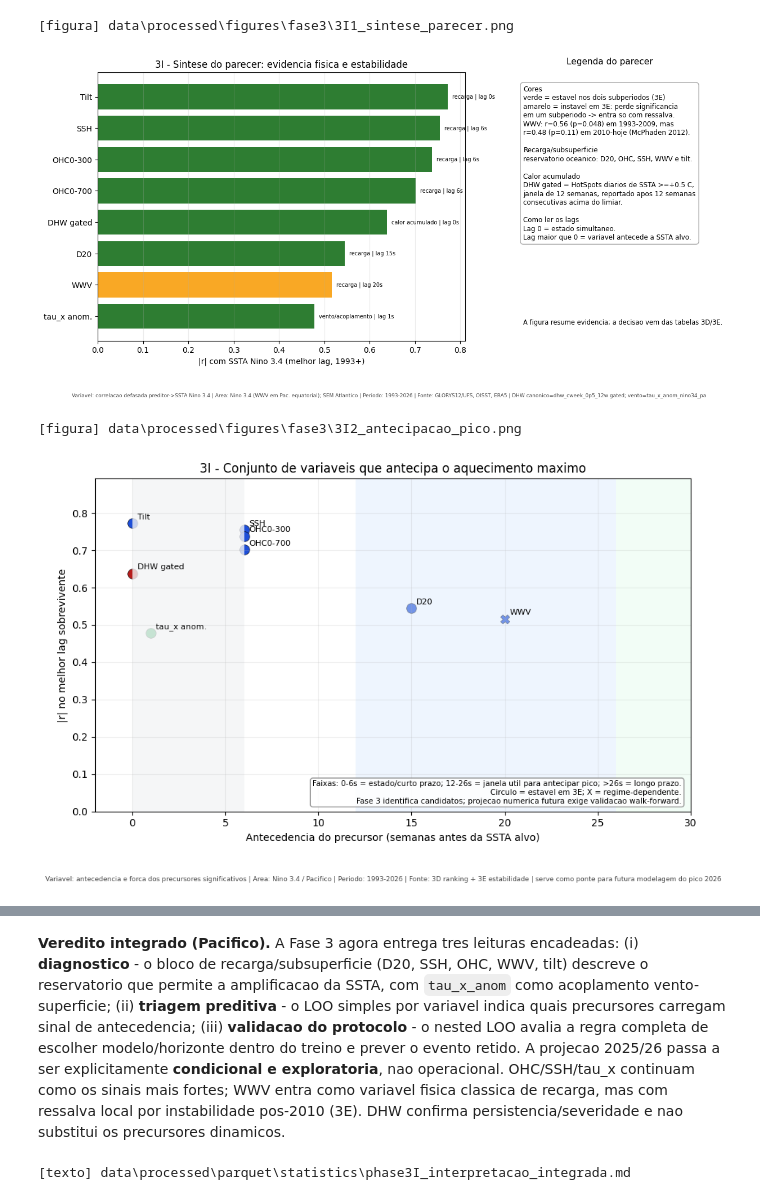
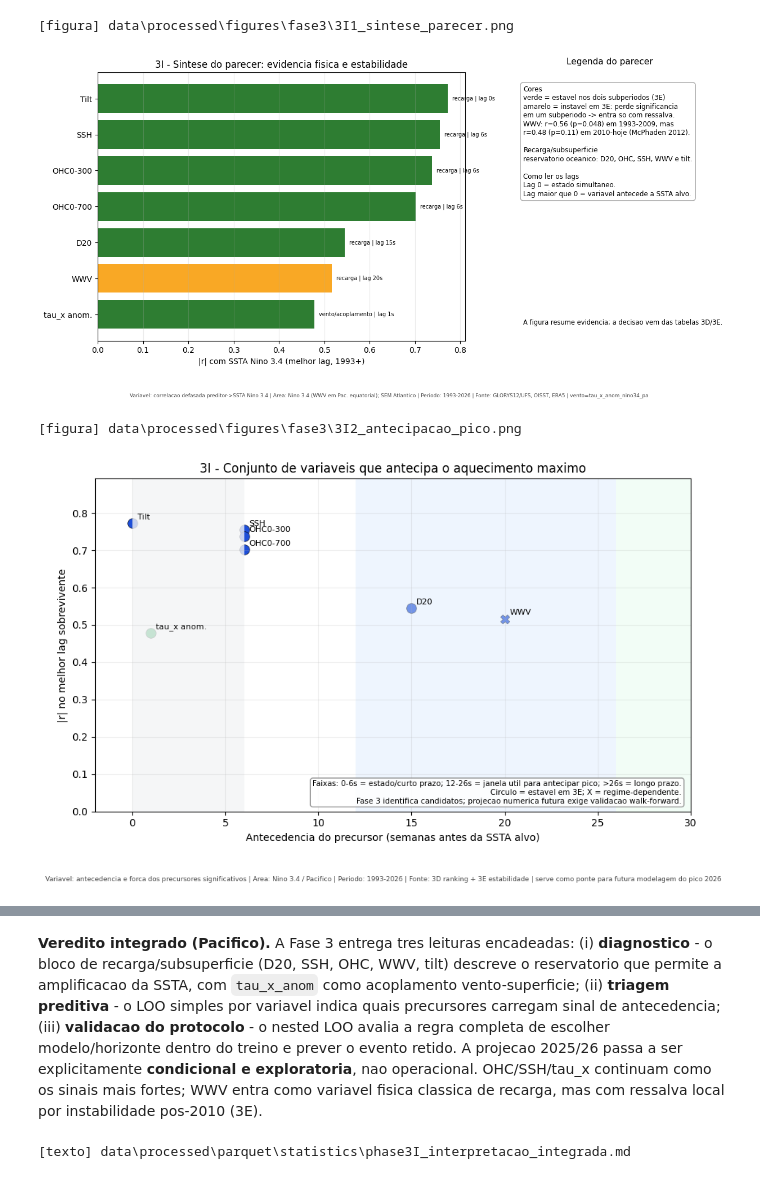
Before and after one commit to thiago-vilar/Nino26, a Jupyter notebook: notebooks/fase3/3I_interpretacao_integrada.ipynb, the cells around one changed output, grey strips where cells are left out. Saved outputs shown, nothing was run; the diff lists cells and outputs as text; code cells hidden in the pictures.

Commit message:
Remove residuos de DHW da fase 3

```diff
--- a/notebooks/fase3/3I_interpretacao_integrada.ipynb
+++ b/notebooks/fase3/3I_interpretacao_integrada.ipynb
@@ -22,7 +22,7 @@ print('Variaveis no parecer (todas Pacifico):', list(d3.index))
 bloco = {
     'tilt_m':'recarga/subsuperficie', 'ssh_m':'recarga/subsuperficie', 'ohc_0_300':'recarga/subsuperficie',
     'ohc_0_700':'recarga/subsuperficie', 'd20_m':'recarga/subsuperficie', 'wwv':'recarga/subsuperficie',
-    'tau_x_anom_nino34_pa':'vento/acoplamento', 'dhw_cweek_0p5_12w':'calor acumulado',
+    'tau_x_anom_nino34_pa':'vento/acoplamento',
 }
 rows = []
 for v in d3.index:
@@ -123,37 +114,33 @@ print(media.to_string(index=False))
 muito_forte  Muito forte El Nino muito forte / super (ONI >= 2.0 C) pico da media movel de 3 meses na Nino 3.4 igual ou acima de +2.0 C          3             2.286           2.120           2.592     ...
 # %%
 daily = u.load_daily_nino34()
-dhw_daily = u.load_dhw()
 last = daily.index.max()
-latest_dhw = dhw_daily.loc[dhw_daily.index <= last].iloc[-1]
 monthly = pd.read_csv(u.FEAT / 'nino34_monthly_oisst.csv', parse_dates=['time'])
 complete = monthly[monthly.get('month_complete', True).astype(bool)].copy()
 last_complete = complete.iloc[-1]
-
-gate_active = bool(latest_dhw.get('dhw_gate_12w_active', 0))
-run_weeks = float(latest_dhw.get('ssta_run_ge_0p5_weeks', np.nan))
-oni_12w = float(latest_dhw.get('oni_12w_mean_c', np.nan))
-reading = (
-    'SSTA diaria ja completou o gate termico de 12 semanas; avaliar acoplamento atmosferico e continuidade do ONI local'
-    if gate_active else
-    'SSTA diaria ainda nao completou 12 semanas consecutivas >=+0.5 C; DHW fica sem sinal consolidado'
-)
+oni = float(last_complete['oni_local_c'])
+if oni >= 2.0:
+    leitura = 'ONI local mensal esta em faixa muito forte; confirmar continuidade temporal e acoplamento atmosferico'
+elif oni >= 1.5:
+    leitura = 'ONI local mensal esta em faixa forte; acompanhar continuidade temporal e acoplamento atmosferico'
+elif oni >= 1.0:
+    leitura = 'ONI local mensal esta em faixa moderada; acompanhar persistencia por 5 estacoes moveis'
+elif oni >= 0.5:
+    leitura = 'ONI local mensal esta acima do limiar termico inicial; ainda exige persistencia e acoplamento'
+else:
+    leitura = 'ONI local mensal esta abaixo do limiar termico de El Nino'
 
 est = pd.DataFrame([{
     'ultimo_dia': str(last.date()),
     'ssta_diaria_c': round(float(daily['nino34_ssta'].iloc[-1]), 3),
     'ultimo_mes_completo': str(last_complete['time'].date()),
-    'oni_local_3m_c': round(float(last_complete['oni_local_c']), 3),
+    'oni_local_3m_c': round(oni, 3),
     'limiar_evento_oni_c': 0.5,
     'limiar_fraco_c': 0.5,
     'limiar_moderado_c': 1.0,
     'limiar_forte_c': 1.5,
     'limiar_muito_forte_c': 2.0,
-    'dhw_cweek_0p5_12w': round(float(latest_dhw['dhw_cweek_0p5_12w']), 2) if pd.notna(latest_dhw['dhw_cweek_0p5_12w']) else np.nan,
-    'oni_12w_mean_c_auditoria': round(oni_12w, 3) if np.isfinite(oni_12w) else np.nan,
-    'ssta_run_ge_0p5_weeks': round(run_weeks, 2) if np.isfinite(run_weeks) else np.nan,
-    'dhw_gate_12w_active': int(gate_active),
-    'leitura': reading,
+    'leitura': leitura,
 }])
 u.save_table(est, 'phase3I_estado_2026.csv', index=False)
 est
@@ -187,45 +174,41 @@ legend_txt = (
     'r=0.48 (p=0.11) em 2010-hoje (McPhaden 2012).\n\n'
     'Recarga/subsuperficie\n'
     'reservatorio oceanico: D20, OHC, SSH, WWV e tilt.\n\n'
-    'Calor acumulado\n'
-    'DHW gated = HotSpots diarios de SSTA >=+0.5 C,\n'
-    'janela de 12 semanas, reportado apos 12 semanas\n'
-    'consecutivas acima do limiar.\n\n'
     'Como ler os lags\n'
     'Lag 0 = estado simultaneo.\n'
     'Lag maior que 0 = variavel antecede a SSTA alvo.'
 )
 ax_note.text(0.02, 0.95, legend_txt, fontsize=8.55, va='top', ha='left', linespacing=1.25, bbox=dict(boxstyle='round,pad=.45', fc='white', ec='0.65', alpha=.95))
 ax_note.text(0.02, 0.055, 'A figura resume evidencia; a decisao vem das tabelas 3D/3E.', fontsize=8.3, va='bottom', ha='left')
-u.stamp_caption(fig, variavel='correlacao defasada preditor->SSTA Nino 3.4', area='Nino 3.4 (WWV em Pac. equatorial); SEM Atlantico', periodo='1993-2026', fonte='GLORYS12/UFS, OISST, ERA5', extra='DHW canonico=dhw_cweek_0p5_12w gated; vento=tau_x_anom_nino34_pa')
+u.stamp_caption(fig, variavel='correlacao defasada preditor->SSTA Nino 3.4', area='Nino 3.4 (WWV em Pac. equatorial); SEM Atlantico', periodo='1993-2026', fonte='GLORYS12/UFS, OISST, ERA5', extra='vento=tau_x_anom_nino34_pa')
 u.save_fig(fig, '3I1_sintese_parecer.png')
 plt.show()
 
 # Figura-sintese 2: quais variaveis realmente antecipam o pico.
 fig, ax = plt.subplots(figsize=(10.5, 5.9))
-colors = conc['bloco'].map({'recarga/subsuperficie':'#1d4ed8', 'vento/acoplamento':'#16a34a', 'calor acumulado':'#b71c1c'}).fillna('#6b7280')
+colors = conc['bloco'].map({'recarga/subsuperficie':'#1d4ed8', 'vento/acoplamento':'#16a34a'}).fillna('#6b7280')
 markers = conc['estavel_3E'].map({True:'o', False:'X'})
 for idx, r in conc.iterrows():
     ax.scatter(r['lag_semanas'], r['abs_r'], s=95 if r['estavel_3E'] else 80, color=colors.loc[idx], marker=markers.loc[idx], edgecolor='k', linewidth=.4)
     ax.annotate(r['rotulo'], (r['lag_semanas'], r['abs_r']), xytext=(5,4), textcoords='offset points', fontsize=8)
 ax.axvspan(0, 6, color='#f3f4f6', alpha=.8, lw=0)
 ax.axvspan(12, 26, color='#dbeafe', alpha=.45, lw=0)
 ax.axvspan(26, 79, color='#dcfce7', alpha=.35, lw=0)
 ax.set_xlim(-2, max(30, conc['lag_semanas'].max()+8))
 ax.set_ylim(0, min(1, conc['abs_r'].max()+0.12))
 ax.set_xlabel('Antecedencia do precursor (semanas antes da SSTA alvo)')
 ax.set_ylabel('|r| no melhor lag sobrevivente')
 ax.set_title('3I - Conjunto de variaveis que antecipa o aquecimento maximo')
 ax.grid(alpha=.22)
 u.add_note(ax, 'Faixas: 0-6s = estado/curto prazo; 12-26s = janela util para antecipar pico; >26s = longo prazo.\nCirculo = estavel em 3E; X = regime-dependente.\nFase 3 identifica candidatos; projecao numerica futura exige validacao walk-forward.', loc='lower right')
 u.stamp_caption(fig, variavel='antecedencia e forca dos precursores significativos', area='Nino 3.4 / Pacifico', periodo='1993-2026', fonte='3D ranking + 3E estabilidade', extra='serve como ponte para futura modelagem do pico 2026')
 u.save_fig(fig, '3I2_antecipacao_pico.png')
 plt.show()
 # %% [output]
 [figura] data\processed\figures\fase3\3I1_sintese_parecer.png
-[figure, old version]
+[figure, new version]
 [figura] data\processed\figures\fase3\3I2_antecipacao_pico.png
-[figure, old version]
+[figure, new version]
 # %%
 # HINDCAST PREDITIVO: triagem flat LOO + avaliacao nested LOO do protocolo de selecao.
 # Referencias metodologicas:
@@ -392,7 +375,7 @@ leitura                      projecao condicional exploratoria: amplitude do pic
 [figura] data\processed\figures\fase3\3I3_previsao_condicional_nested.png
 [figure]
 # %% [markdown]
-**Veredito integrado (Pacifico).** A Fase 3 agora entrega tres leituras encadeadas: (i) **diagnostico** - o bloco de recarga/subsuperficie (D20, SSH, OHC, WWV, tilt) descreve o reservatorio que permite a amplificacao da SSTA, com `tau_x_anom` como acoplamento vento-superficie; (ii) **triagem preditiva** - o LOO simples por variavel indica quais precursores carregam sinal de antecedencia; (iii) **validacao do protocolo** - o nested LOO avalia a regra completa de escolher modelo/horizonte dentro do treino e prever o evento retido. A projecao 2025/26 passa a ser explicitamente **condicional e exploratoria**, nao operacional. OHC/SSH/tau_x continuam como os sinais mais fortes; WWV entra como variavel fisica classica de recarga, mas com ressalva local por instabilidade pos-2010 (3E). DHW confirma persistencia/severidade e nao substitui os precursores dinamicos.
+**Veredito integrado (Pacifico).** A Fase 3 entrega tres leituras encadeadas: (i) **diagnostico** - o bloco de recarga/subsuperficie (D20, SSH, OHC, WWV, tilt) descreve o reservatorio que permite a amplificacao da SSTA, com `tau_x_anom` como acoplamento vento-superficie; (ii) **triagem preditiva** - o LOO simples por variavel indica quais precursores carregam sinal de antecedencia; (iii) **validacao do protocolo** - o nested LOO avalia a regra completa de escolher modelo/horizonte dentro do treino e prever o evento retido. A projecao 2025/26 passa a ser explicitamente **condicional e exploratoria**, nao operacional. OHC/SSH/tau_x continuam como os sinais mais fortes; WWV entra como variavel fisica classica de recarga, mas com ressalva local por instabilidade pos-2010 (3E).
 # %%
 # exporta texto integrado atualizado para o parecer
 entra = ', '.join(conc[~conc['uso_parecer'].str.contains('ressalva', regex=False)]['variavel'].tolist())
```
Also changed, not shown: parts of 4 cells of this notebook, 37 other files.
